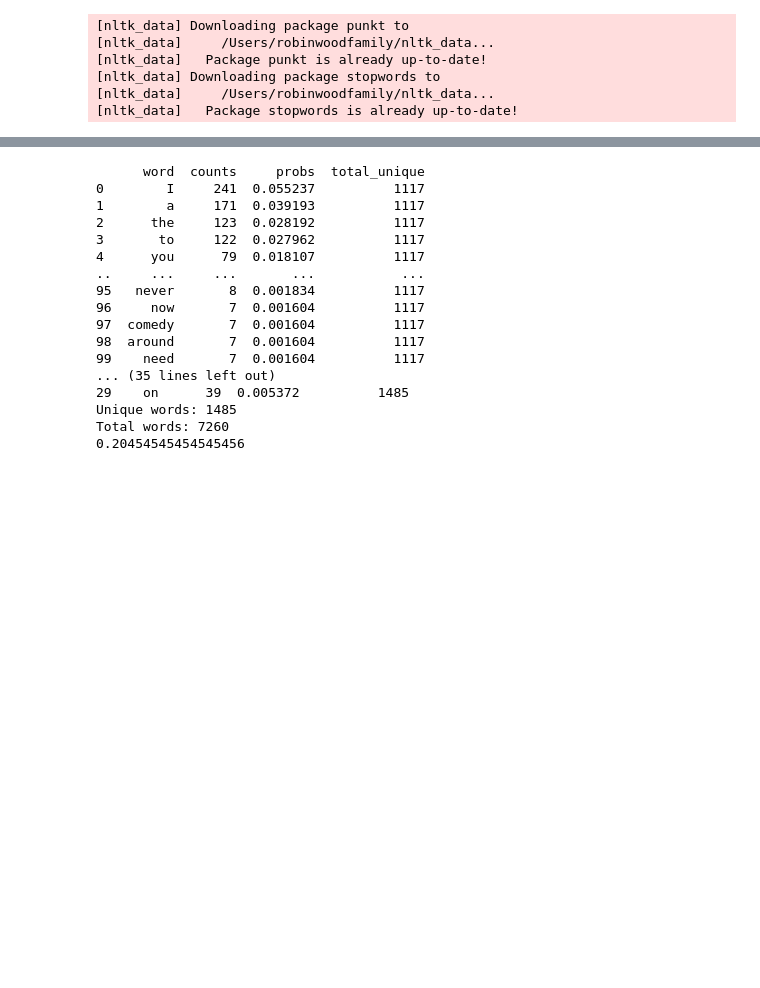
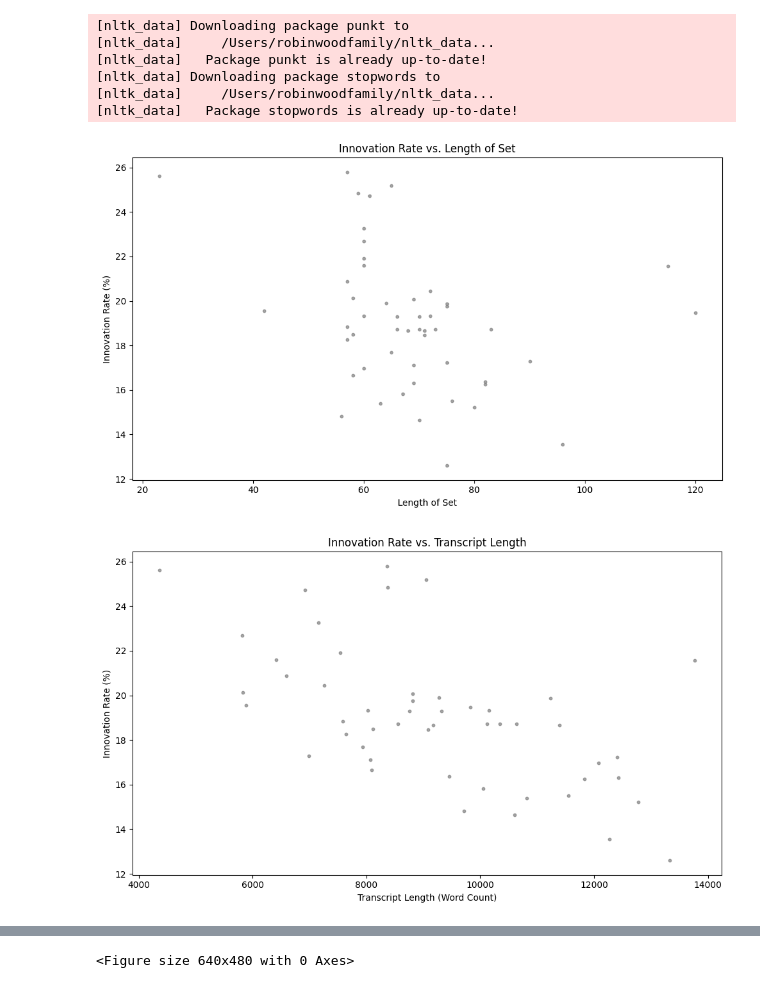
Before and after one commit to marobinette/pocs, a Jupyter notebook: project/data_functions.ipynb, the cells around one changed output, grey strips where cells are left out. Cells and saved outputs as stored; diff of their text form; code cells hidden in the pictures; blank space fills up the shorter version.

Commit message:
handle tie in rank and same color and scale everywhere

```diff
--- a/project/data_functions.ipynb
+++ b/project/data_functions.ipynb
@@ -107,9 +107,9 @@ def calculate_innovation_rate(words):
     - float: Innovation rate.
     """
     unique_words = set(words)
-    print(f"Unique words: {len(unique_words)}")
+    # print(f"Unique words: {len(unique_words)}")
     total_words = len(words)
-    print(f"Total words: {total_words}")
+    # print(f"Total words: {total_words}")
     innovation_rate = len(unique_words) / total_words if total_words > 0 else 0
     return innovation_rate
 
@@ -162,7 +162,7 @@ def plot_zipf_distribution(df, title):
     word_data = get_word_data(words)
 
     # Rank the words by frequency
-    word_data['rank'] = np.arange(1, len(word_data) + 1)
+    word_data['rank'] = word_data['counts'].rank(ascending=False, method='average').astype(int)
 
     # Log-transform rank and frequency
     log_rank = np.log10(word_data['rank'])
@@ -183,7 +183,7 @@ def plot_zipf_distribution(df, title):
 
 def plot_innovation_rate(df):
     plt.figure(figsize=(10, 6))
-    plt.scatter(innovation_rate_df['length'], innovation_rate_df['innovation_rate'], alpha=0.7)
+    plt.scatter(df['length'], df['innovation_rate'], s=10, color='grey', alpha=0.7)
     plt.xlabel('Length of Set')
     plt.ylabel('Innovation Rate (%)')
     plt.title('Innovation Rate vs. Length of Set')
@@ -228,7 +228,7 @@ def plot_innovation_rate_by_word_count(df):
     - df (DataFrame): DataFrame containing title, word_count, and innovation_rate.
     """
     plt.figure(figsize=(10, 6))
-    plt.scatter(df['word_count'], df['innovation_rate'], alpha=0.7)
+    plt.scatter(df['word_count'], df['innovation_rate'],  s=10, color='grey', alpha=0.7)
     plt.xlabel('Transcript Length (Word Count)')
     plt.ylabel('Innovation Rate (%)')
     plt.title('Innovation Rate vs. Transcript Length')
@@ -266,6 +266,10 @@ def plot_heaps_law(df, title):
 # Generate the updated DataFrame and plot
 
 
+import matplotlib.pyplot as plt
+import numpy as np
+from scipy.stats import linregress
+
 def plot_zipf_and_heaps_all_comedians(df):
     """
     Plots Zipf's Law and Heaps' Law side by side for each comedian in the dataframe.
@@ -285,57 +289,64 @@ def plot_zipf_and_heaps_all_comedians(df):
 
         # Prepare Zipf's Law data
         word_data = get_word_data(words)
-        word_data['rank'] = np.arange(1, len(word_data) + 1)
+        word_data['rank'] = word_data['counts'].rank(ascending=False, method='average').astype(int)
+
+        # Perform linear regression for Zipf's Law slope on log-transformed rank and frequency
         log_rank = np.log10(word_data['rank'])
         log_freq = np.log10(word_data['counts'])
-
-        # Perform linear regression for Zipf's Law slope
         slope, intercept, r_value, p_value, std_err = linregress(log_rank, log_freq)
 
         # Plot Zipf's Law (log-log scale)
-        axes[idx, 0].loglog(word_data['rank'], word_data['counts'], marker=".", linestyle='none', color="grey")
-        axes[idx, 0].set_title(title)
+        axes[idx, 0].loglog(word_data['rank'], word_data['counts'], marker=".", linestyle='none', color="grey", label=f'Slope={slope:.2f}')
+        axes[idx, 0].set_title(f"Zipf's Law - '{title}'")
         axes[idx, 0].set_xlabel('Rank (log scale)')
         axes[idx, 0].set_ylabel('Frequency (log scale)')
+        axes[idx, 0].legend()
 
         # Prepare Heaps' Law data
         vocab_growth = calculate_vocabulary_growth(words)
 
-        # Plot Heaps' Law
-        axes[idx, 1].plot(vocab_growth[:, 0], vocab_growth[:, 1], color='grey')
-        axes[idx, 1].set_title(title)
-        axes[idx, 1].set_xlabel("Total Words (N)")
-        axes[idx, 1].set_ylabel("Unique Words (V)")
+        # Plot Heaps' Law (log-log scale)
+        axes[idx, 1].loglog(vocab_growth[:, 0], vocab_growth[:, 1], color='grey')
+        axes[idx, 1].set_title(f"Heaps' Law - '{title}'")
+        axes[idx, 1].set_xlabel("Total Words (N) - log scale")
+        axes[idx, 1].set_ylabel("Unique Words (V) - log scale")
+
+    plt.tight_layout()
+    plt.show()
+
 
     # Adjust layout for readability
     plt.tight_layout()
     plt.show()
 
-# innovation_rate_df = get_innovation_rate_data(df)
-# plot_innovation_rate(innovation_rate_df)
+innovation_rate_df = get_innovation_rate_data(df)
+plot_innovation_rate(innovation_rate_df)
 
-# innovation_rate_df = get_innovation_rate_data_with_word_count(df)
-# plot_innovation_rate_by_word_count(innovation_rate_df)
+innovation_rate_df = get_innovation_rate_data_with_word_count(df)
+plot_innovation_rate_by_word_count(innovation_rate_df)
 
-# plot_zipf_and_heaps_all_comedians(df)
+plot_zipf_and_heaps_all_comedians(df)
 # print(df['title'].unique())
 
 # compare with The black Cat by Edgar Allan Poe
 mitch_words = tokenize_words(df[df['title'] == 'MITCH HEDBERG: COMEDY CENTRAL SPECIAL (1999)']['transcript'].values[0], remove_stop_words=False)
 mitch_word_data = get_word_data(mitch_words)
 print(mitch_word_data.head(100))
 print(calculate_innovation_rate(mitch_words))
 
 jesus_is_magic = tokenize_words(df[df['title'] == 'SARAH SILVERMAN: JESUS IS MAGIC (2005)']['transcript'].values[0], remove_stop_words=False)
 jesus_is_magic_word_data = get_word_data(jesus_is_magic)
 print(jesus_is_magic_word_data.head(30))
 print(calculate_innovation_rate(jesus_is_magic))
 
 # print(df[df['length'] > 70]['title'])
 # %% [output]
 [nltk_data] Downloading package punkt to
 [nltk_data]     /Users/robinwoodfamily/nltk_data...
 [nltk_data]   Package punkt is already up-to-date!
 [nltk_data] Downloading package stopwords to
 [nltk_data]     /Users/robinwoodfamily/nltk_data...
 [nltk_data]   Package stopwords is already up-to-date!
+[figure, added]
+[figure, added]
@@ -342,17 +354 @@ print(calculate_innovation_rate(jesus_is_magic))
-      word  counts     probs  total_unique
-0        I     241  0.055237          1117
-1        a     171  0.039193          1117
-2      the     123  0.028192          1117
-3       to     122  0.027962          1117
-4      you      79  0.018107          1117
-..     ...     ...       ...           ...
-95   never       8  0.001834          1117
-96     now       7  0.001604          1117
-97  comedy       7  0.001604          1117
-98  around       7  0.001604          1117
-99    need       7  0.001604          1117
-... (35 lines left out)
-29    on      39  0.005372          1485
-Unique words: 1485
-Total words: 7260
-0.20454545454545456
+<Figure size 640x480 with 0 Axes>
```
Also changed, not shown: parts of 1 cell of this notebook.
